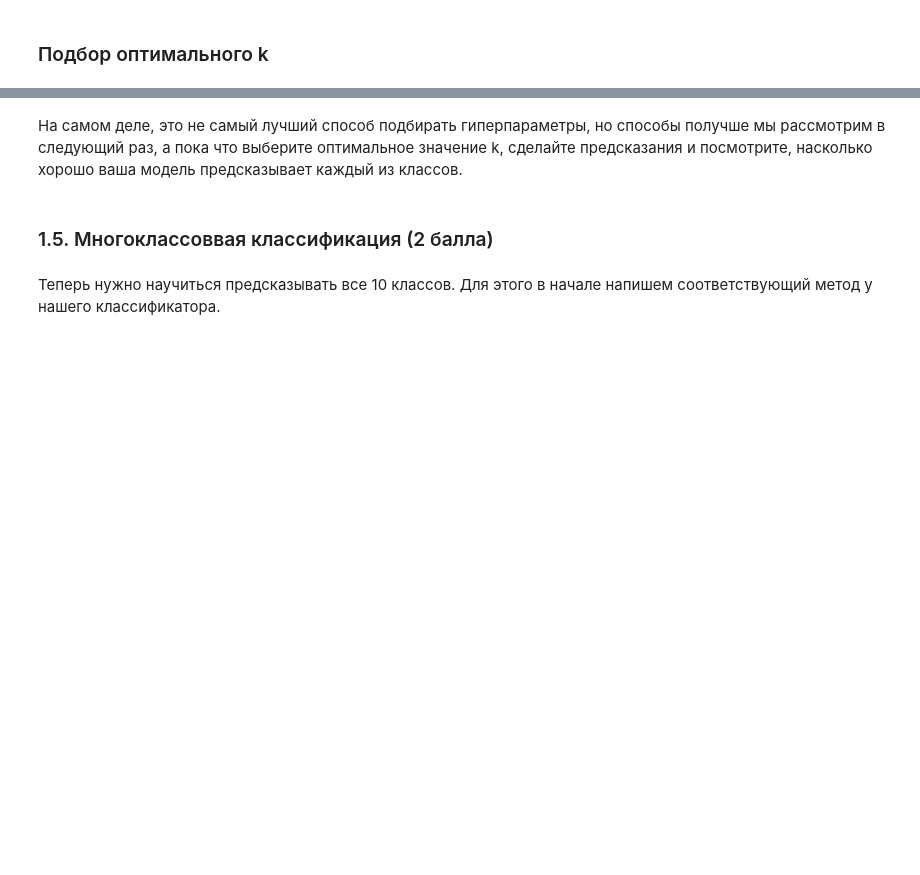
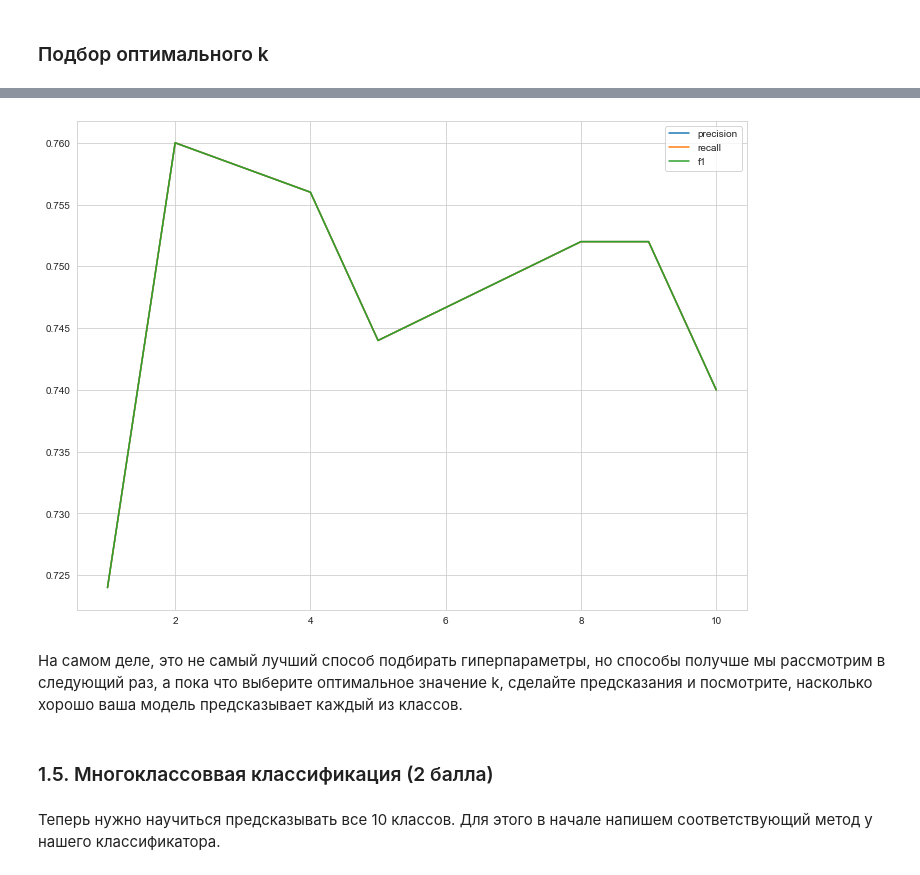
Before and after one commit to Tatiana-kik/BI_ML_2021, a Jupyter notebook: lesson_1_intro_knn/homework/KNN.ipynb, the cells around one changed output, grey strips where cells are left out. Saved outputs shown, nothing was run; the diff lists cells and outputs as text; code cells hidden in the pictures; blank space fills up the shorter version.

```diff
--- a/lesson_1_intro_knn/homework/KNN.ipynb
+++ b/lesson_1_intro_knn/homework/KNN.ipynb
@@ -248,3 +324,12 @@ plt.ylabel("YOUR METRIC");
+# %%
+if switch == '1':
+    plt.plot(test_metrics, label = test_metrics.columns.values)
+    plt.legend()
+else:
+    plt.plot(test_metrics.drop(columns = ['accuracy'], inplace = False), label = test_metrics.drop(columns = ['accuracy'], inplace = False).columns.values)
+    plt.legend()
+# %% [output]
+[figure, added]
 # %% [markdown]
 На самом деле, это не самый лучший способ подбирать гиперпараметры, но способы получше мы рассмотрим в следующий раз, а пока что выберите оптимальное значение k, сделайте предсказания и посмотрите, насколько хорошо ваша модель предсказывает каждый из классов.
 # %% [markdown]
```
Also changed, not shown: parts of 12 cells of this notebook, 1 other file.
